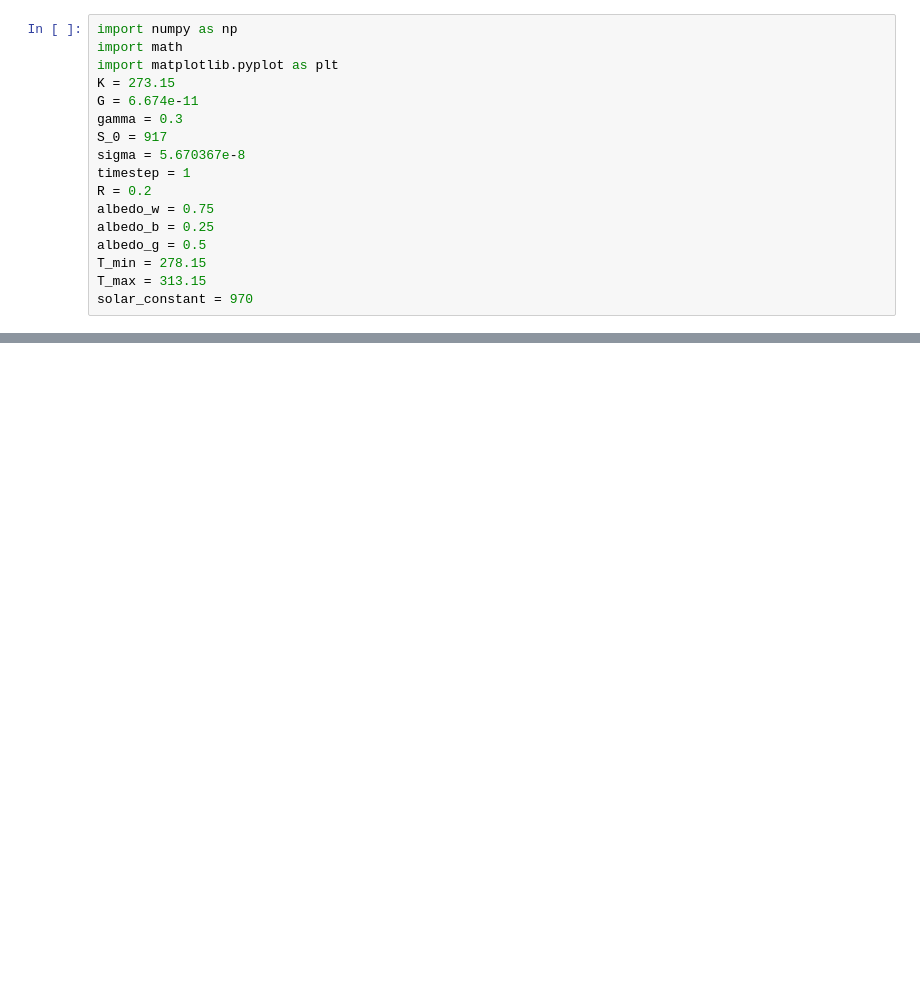
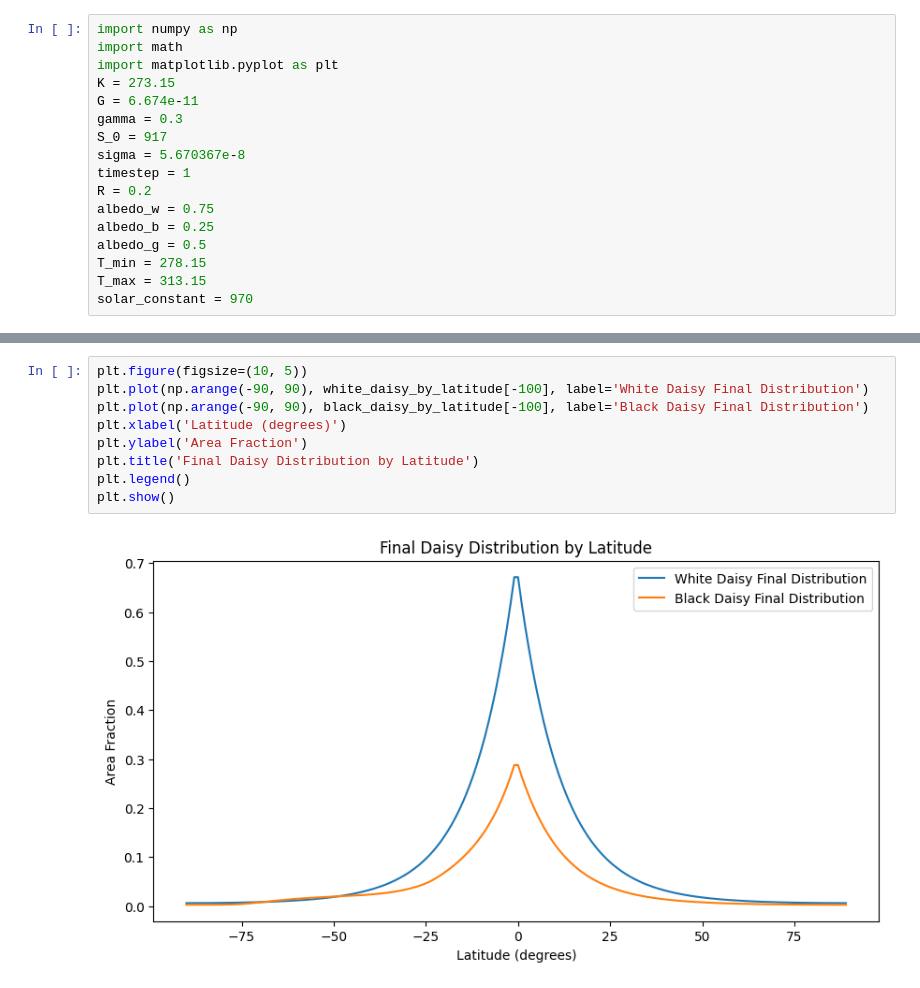
Before and after one commit to ethan-nt/SP3275, a Jupyter notebook: Code.ipynb, the cells around one changed output, grey strips where cells are left out. Saved outputs shown, nothing was run; the diff lists cells and outputs as text; blank space fills up the shorter version.

```diff
--- a/Code.ipynb
+++ b/Code.ipynb
@@ -56,0 +157,11 @@ def area_fraction(latitude):
+# %%
+plt.figure(figsize=(10, 5))
+plt.plot(np.arange(-90, 90), white_daisy_by_latitude[-100], label='White Daisy Final Distribution')
+plt.plot(np.arange(-90, 90), black_daisy_by_latitude[-100], label='Black Daisy Final Distribution')
+plt.xlabel('Latitude (degrees)')
+plt.ylabel('Area Fraction')
+plt.title('Final Daisy Distribution by Latitude')
+plt.legend()
+plt.show()
+# %% [output]
+[figure, added]
```
Also changed, not shown: parts of 24 cells of this notebook.
